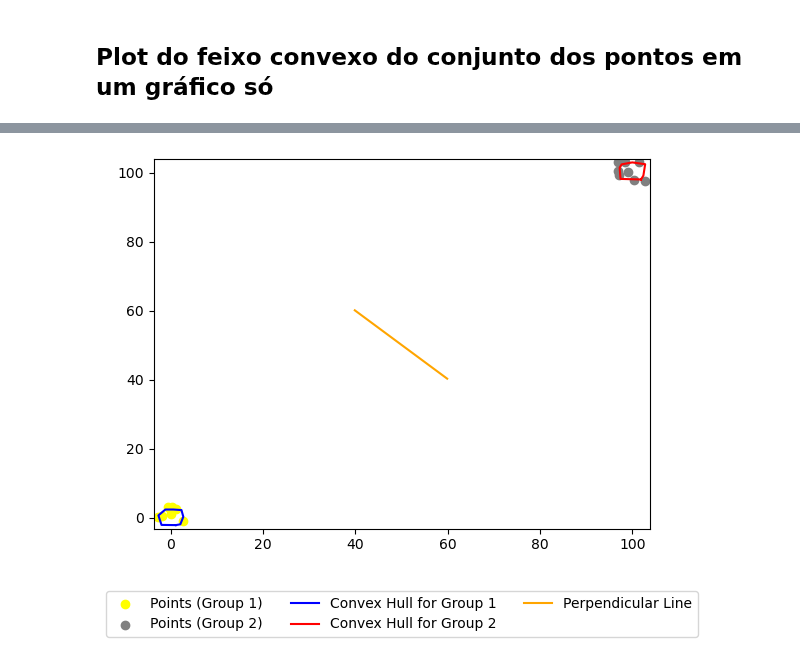
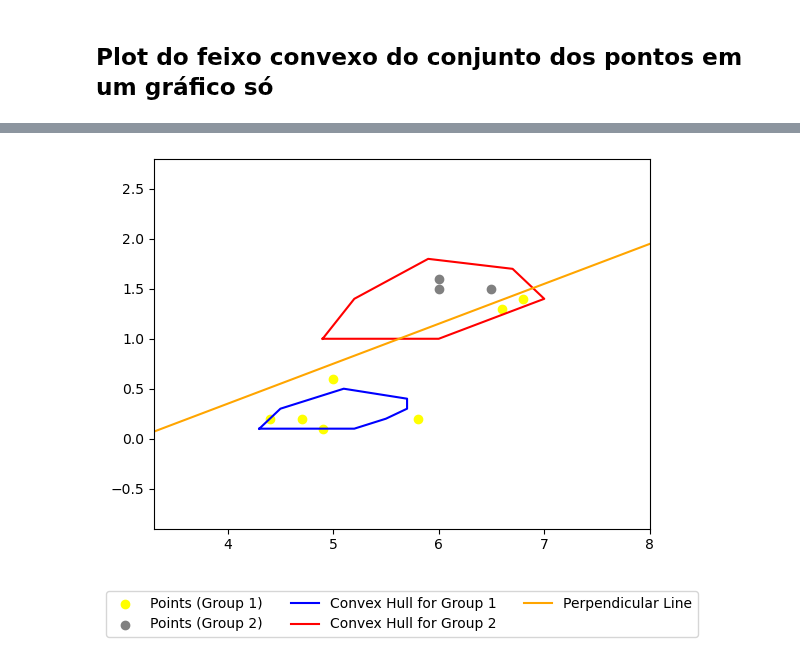
Before and after one commit to LeoOMaia/ALG-2, a Jupyter notebook: trabson.ipynb, the cells around one changed output, grey strips where cells are left out. Cells and saved outputs as stored; diff of their text form; code cells hidden in the pictures.

```diff
--- a/trabson.ipynb
+++ b/trabson.ipynb
@@ -50,3 +42,15 @@ Escreva o nome do arquivo: haberman.dat
+# %%
+# criando grupos
+group1 = Group()
+group2 = Group()
+
+# preenchendo grupos com pontos, sendo que grupo1 sao os pontos da classe 1.0 e grupo2 sao os pontos da classe -1.0
+for line in treinamento:
+    line = line.split(',')
+    if line[len(line) - 1].rstrip() == classe1:
+        group1.add_point(Point(float(line[col1-1]),float(line[col2-1])))
+    elif line[len(line) - 1].rstrip() == classe2:
+        group2.add_point(Point(float(line[col1 - 1]),float(line[col2 - 1])))
 # %%
 # plotando os pontos de cada grupo
 group1_all_points_x = [point.x for point in group1.points_group]
@@ -252,40 +256,42 @@ plt.show()
 # %%
 restante_pontos = []
 # verifica a distancia de todos os pontos restantes de teste para os pontos mais proximos
 # de quem o ponto esta mais proximo, ele pertence a esse grupo
 acertos = 0
 erros = 0
 group = 0
 for line in teste:
     line = line.split(',')
-    point = [float(line[0]), float(line[1])]
-    if distance_squared(point, close_points[0]) < distance_squared(point, close_points[1]):
-        restante_pontos.append((point, 1))
-        group = 1.0
-    else:
-        restante_pontos.append((point, -1))
-        group = -1.0
-    if float(line[2]) == group:
-        acertos += 1
-    else:
-        erros += 1
+    point = [float(line[col1 - 1]), float(line[col2 - 1])]
+    actualClass = line[len(line) - 1].rstrip()
+    if actualClass == classe1 or actualClass == classe2:
+        if distance_squared(point, close_points[0]) < distance_squared(point, close_points[1]):
+            restante_pontos.append((point, 1))
+            group =  classe1
+        else:
+            restante_pontos.append((point, -1))
+            group = classe2
+        if actualClass == group:
+            acertos += 1
+        else:
+            erros += 1
 
 # plotando os pontos de teste
 group1_teste_x = [point[0][0] for point in restante_pontos if point[1] == 1]
 group1_teste_y = [point[0][1] for point in restante_pontos if point[1] == 1]
 group2_teste_x = [point[0][0] for point in restante_pontos if point[1] == -1]
 group2_teste_y = [point[0][1] for point in restante_pontos if point[1] == -1]
 plt.scatter(group1_teste_x, group1_teste_y, color='yellow', label='Points (Group 1)')
 plt.scatter(group2_teste_x, group2_teste_y, color='gray', label='Points (Group 2)')
 plt.plot(group1_x, group1_y, color='b', label='Convex Hull for Group 1')
 plt.plot(group2_x, group2_y, color='r', label='Convex Hull for Group 2')
 plt.plot([perpendicular_point1[0], perpendicular_point2[0]], [perpendicular_point1[1], perpendicular_point2[1]], color='orange', label='Perpendicular Line')
 plt.xlim([min(group1_all_points_x + group2_all_points_x) - 1, max(group1_all_points_x + group2_all_points_x) + 1])
 plt.ylim([min(group1_all_points_y + group2_all_points_y) - 1, max(group1_all_points_y + group2_all_points_y) + 1])
 plt.legend(loc='upper center', bbox_to_anchor=(0.5, -0.15), ncol=3)
 plt.show()
 # %% [output]
-[figure, old version]
+[figure, new version]
 # %%
 print(f"Acurácia: {acertos / len(restante_pontos)}\nAcertos: {acertos}\nErros: {erros}")
 # %% [output]
```
Also changed, not shown: parts of 7 cells of this notebook.
